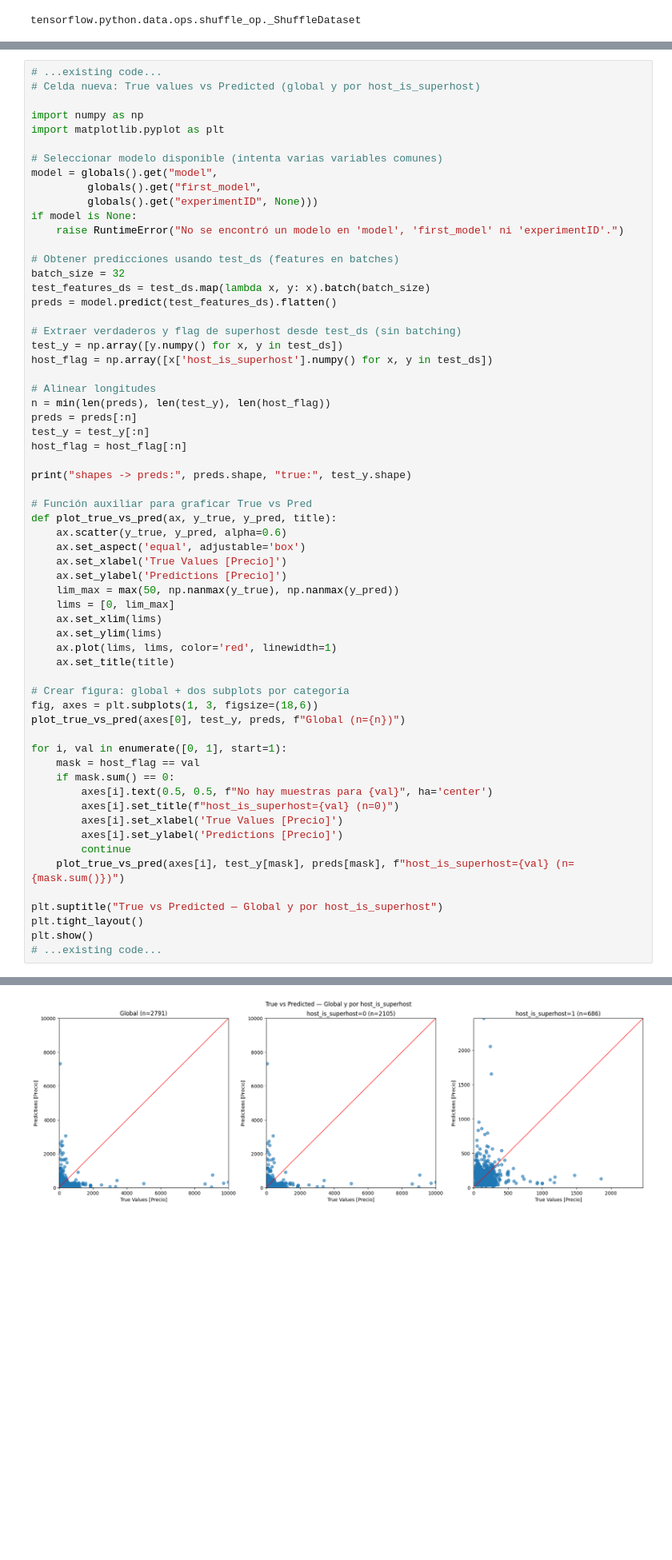
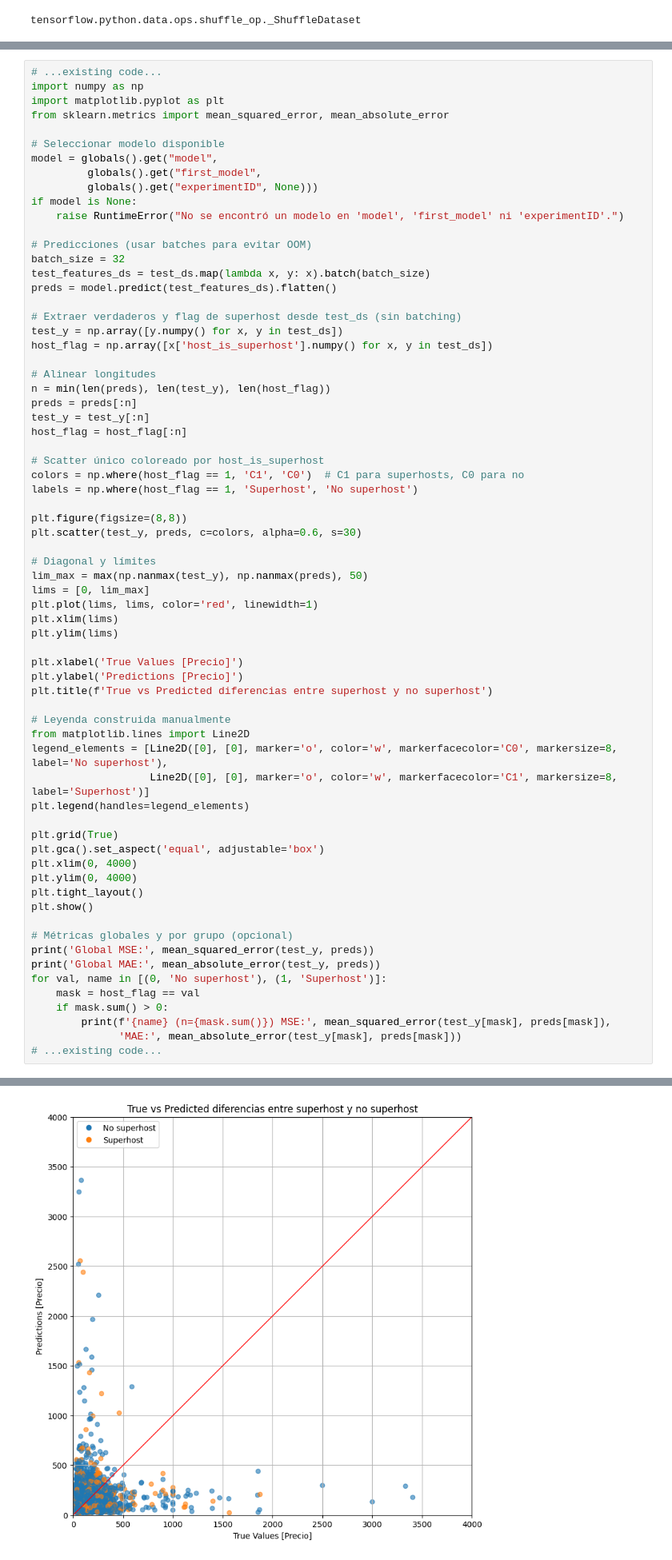
Before and after one commit to OttaVonBismarck/proyecto_2_actd, a Jupyter notebook: modelosproyecto2.ipynb, the cells around one changed output, grey strips where cells are left out. Shown: that part at 80% size. Drawn from its saved outputs; the diff is of its cells as text; blank space fills up the shorter version.

Commit message:
Se termina el codigo del modelo de prediccion

```diff
--- a/modelosproyecto2.ipynb
+++ b/modelosproyecto2.ipynb
@@ -476,18 +472,17 @@ Text(0, 0.5, 'Precio')
 # %%
 # ...existing code...
-# Celda nueva: True values vs Predicted (global y por host_is_superhost)
-
 import numpy as np
 import matplotlib.pyplot as plt
+from sklearn.metrics import mean_squared_error, mean_absolute_error
 
-# Seleccionar modelo disponible (intenta varias variables comunes)
+# Seleccionar modelo disponible
 model = globals().get("model",
          globals().get("first_model",
          globals().get("experimentID", None)))
 if model is None:
     raise RuntimeError("No se encontró un modelo en 'model', 'first_model' ni 'experimentID'.")
 
-# Obtener predicciones usando test_ds (features en batches)
+# Predicciones (usar batches para evitar OOM)
 batch_size = 32
 test_features_ds = test_ds.map(lambda x, y: x).batch(batch_size)
 preds = model.predict(test_features_ds).flatten()
@@ -502,37 +497,44 @@ preds = preds[:n]
 test_y = test_y[:n]
 host_flag = host_flag[:n]
 
-print("shapes -> preds:", preds.shape, "true:", test_y.shape)
+# Scatter único coloreado por host_is_superhost
+colors = np.where(host_flag == 1, 'C1', 'C0')  # C1 para superhosts, C0 para no
+labels = np.where(host_flag == 1, 'Superhost', 'No superhost')
 
-# Función auxiliar para graficar True vs Pred
-def plot_true_vs_pred(ax, y_true, y_pred, title):
-    ax.scatter(y_true, y_pred, alpha=0.6)
-    ax.set_aspect('equal', adjustable='box')
-    ax.set_xlabel('True Values [Precio]')
-    ax.set_ylabel('Predictions [Precio]')
-    lim_max = max(50, np.nanmax(y_true), np.nanmax(y_pred))
-    lims = [0, lim_max]
-    ax.set_xlim(lims)
-    ax.set_ylim(lims)
-    ax.plot(lims, lims, color='red', linewidth=1)
-    ax.set_title(title)
+plt.figure(figsize=(8,8))
+plt.scatter(test_y, preds, c=colors, alpha=0.6, s=30)
 
-# Crear figura: global + dos subplots por categoría
-fig, axes = plt.subplots(1, 3, figsize=(18,6))
-plot_true_vs_pred(axes[0], test_y, preds, f"Global (n={n})")
+# Diagonal y límites
+lim_max = max(np.nanmax(test_y), np.nanmax(preds), 50)
+lims = [0, lim_max]
+plt.plot(lims, lims, color='red', linewidth=1)
+plt.xlim(lims)
+plt.ylim(lims)
 
-for i, val in enumerate([0, 1], start=1):
-    mask = host_flag == val
-    if mask.sum() == 0:
-        axes[i].text(0.5, 0.5, f"No hay muestras para {val}", ha='center')
-        axes[i].set_title(f"host_is_superhost={val} (n=0)")
-        axes[i].set_xlabel('True Values [Precio]')
-        axes[i].set_ylabel('Predictions [Precio]')
-        continue
-    plot_true_vs_pred(axes[i], test_y[mask], preds[mask], f"host_is_superhost={val} (n={mask.sum()})")
+plt.xlabel('True Values [Precio]')
+plt.ylabel('Predictions [Precio]')
+plt.title(f'True vs Predicted diferencias entre superhost y no superhost')
 
-plt.suptitle("True vs Predicted — Global y por host_is_superhost")
+# Leyenda construida manualmente
+from matplotlib.lines import Line2D
+legend_elements = [Line2D([0], [0], marker='o', color='w', markerfacecolor='C0', markersize=8, label='No superhost'),
+                   Line2D([0], [0], marker='o', color='w', markerfacecolor='C1', markersize=8, label='Superhost')]
+plt.legend(handles=legend_elements)
+
+plt.grid(True)
+plt.gca().set_aspect('equal', adjustable='box')
+plt.xlim(0, 4000)
+plt.ylim(0, 4000)
 plt.tight_layout()
 plt.show()
+
+# Métricas globales y por grupo (opcional)
+print('Global MSE:', mean_squared_error(test_y, preds))
+print('Global MAE:', mean_absolute_error(test_y, preds))
+for val, name in [(0, 'No superhost'), (1, 'Superhost')]:
+    mask = host_flag == val
+    if mask.sum() > 0:
+        print(f'{name} (n={mask.sum()}) MSE:', mean_squared_error(test_y[mask], preds[mask]),
+              'MAE:', mean_absolute_error(test_y[mask], preds[mask]))
 # ...existing code...
 # %% [output]
@@ -541 +542 @@ shapes -> preds: (2791,) true: (2791,)
-[figure, old version]
+[figure, new version]
```
Also changed, not shown: parts of 9 cells of this notebook.
